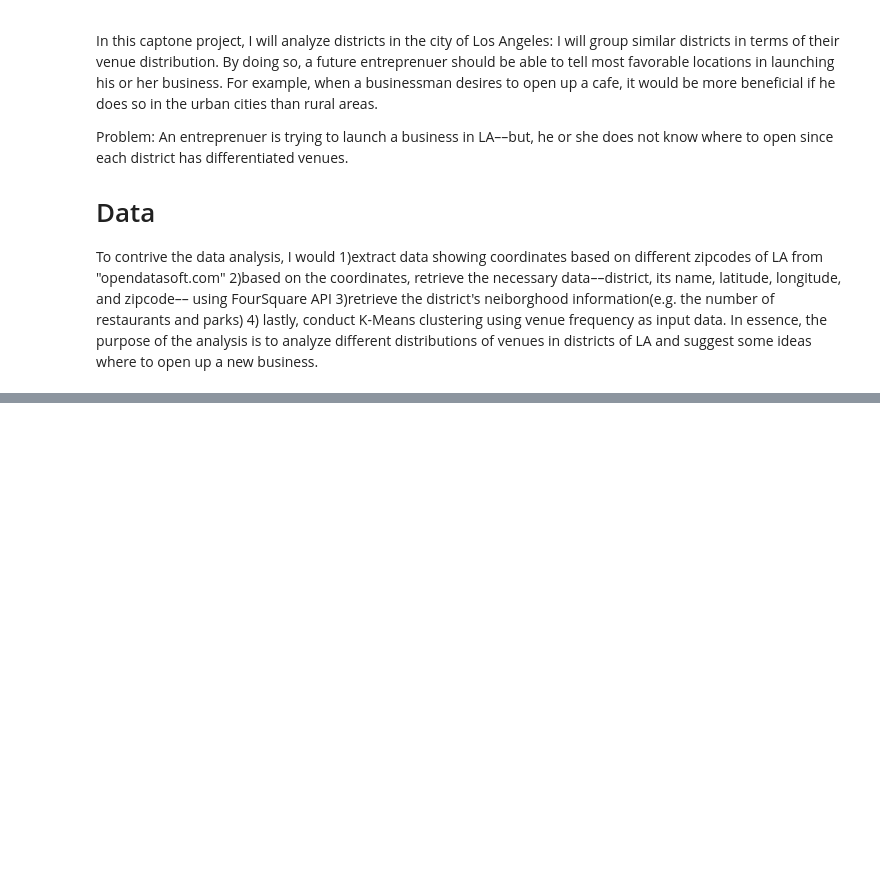
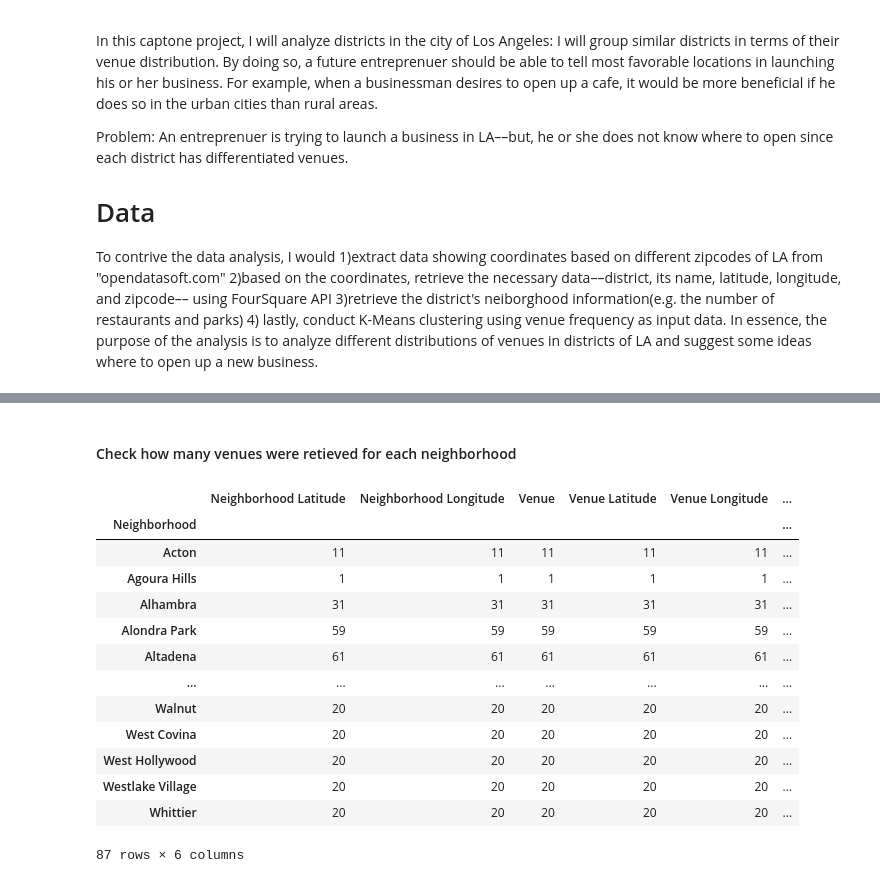
Before and after one commit to rshin0723/Coursera_Capstone-, a Jupyter notebook: Real Capstone project .ipynb, the cells around one changed output, grey strips where cells are left out. Saved outputs shown, nothing was run; the diff lists cells and outputs as text; code cells hidden in the pictures; blank space fills up the shorter version.

```diff
--- a/Real Capstone project .ipynb
+++ b/Real Capstone project .ipynb
@@ -12,0 +298,20 @@ import folium
+# %% [markdown]
+#### Check how many venues were retieved for each neighborhood
+# %%
+LA_venues_g = LA_venues.groupby('Neighborhood').count()
+LA_venues_g
+# %% [output]
+|  | Neighborhood Latitude | Neighborhood Longitude | Venue | Venue Latitude | Venue Longitude | ... |
+| Neighborhood |  |  |  |  |  | ... |
+| Acton | 11 | 11 | 11 | 11 | 11 | ... |
+| Agoura Hills | 1 | 1 | 1 | 1 | 1 | ... |
+| Alhambra | 31 | 31 | 31 | 31 | 31 | ... |
+| Alondra Park | 59 | 59 | 59 | 59 | 59 | ... |
+| Altadena | 61 | 61 | 61 | 61 | 61 | ... |
+| ... | ... | ... | ... | ... | ... | ... |
+| Walnut | 20 | 20 | 20 | 20 | 20 | ... |
+| West Covina | 20 | 20 | 20 | 20 | 20 | ... |
+| West Hollywood | 20 | 20 | 20 | 20 | 20 | ... |
+| Westlake Village | 20 | 20 | 20 | 20 | 20 | ... |
+| Whittier | 20 | 20 | 20 | 20 | 20 | ... |
+87 rows × 6 columns
```
Also changed, not shown: parts of 45 cells of this notebook.
